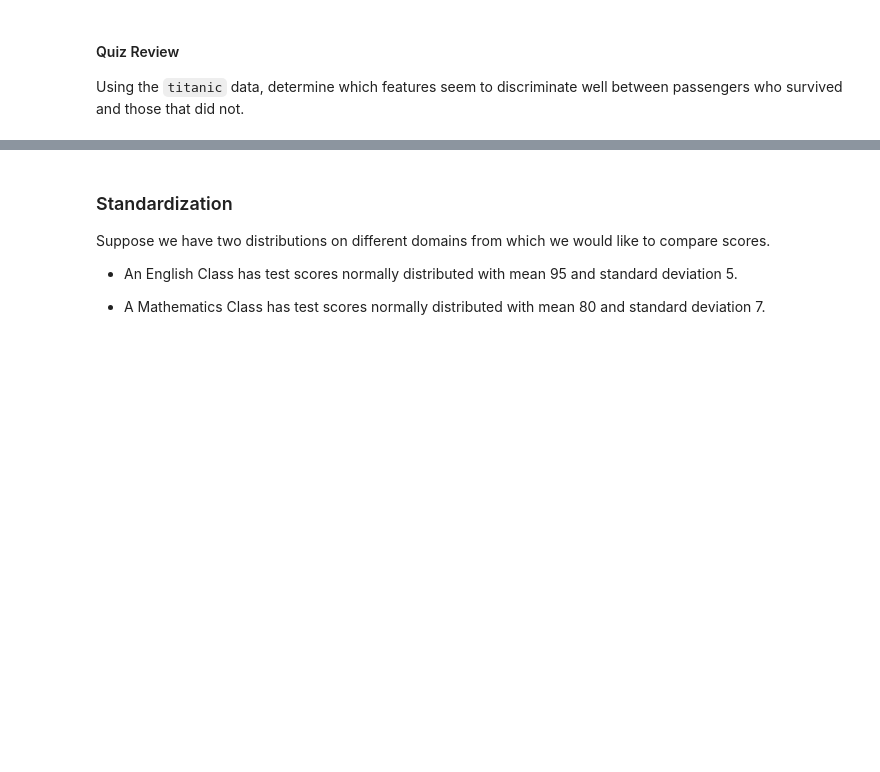
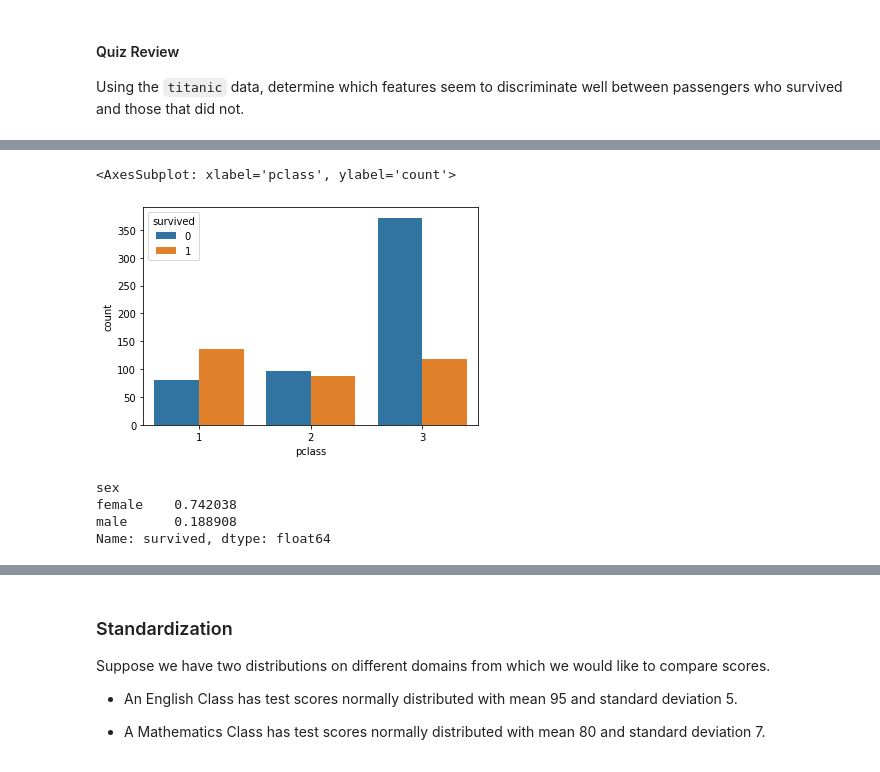
Before and after one commit to jfkoehler/nyu_bootcamp_fa24, a Jupyter notebook: _build/jupyter_execute/hyp_testing.ipynb, the cells around one changed output, grey strips where cells are left out. Saved outputs shown, nothing was run; the diff lists cells and outputs as text; code cells hidden in the pictures; blank space fills up the shorter version.

```diff
--- a/_build/jupyter_execute/hyp_testing.ipynb
+++ b/_build/jupyter_execute/hyp_testing.ipynb
@@ -25,0 +35,12 @@ titanic = sns.load_dataset('titanic')
+# %%
+sns.countplot(titanic, x = 'pclass', hue = 'survived')
+# %% [output]
+<AxesSubplot: xlabel='pclass', ylabel='count'>
+[figure, added]
+# %%
+titanic.groupby('sex')['survived'].mean()
+# %% [output]
+sex
+female    0.742038
+male      0.188908
+Name: survived, dtype: float64
```
Also changed, not shown: parts of 27 cells of this notebook, 30 other files.
